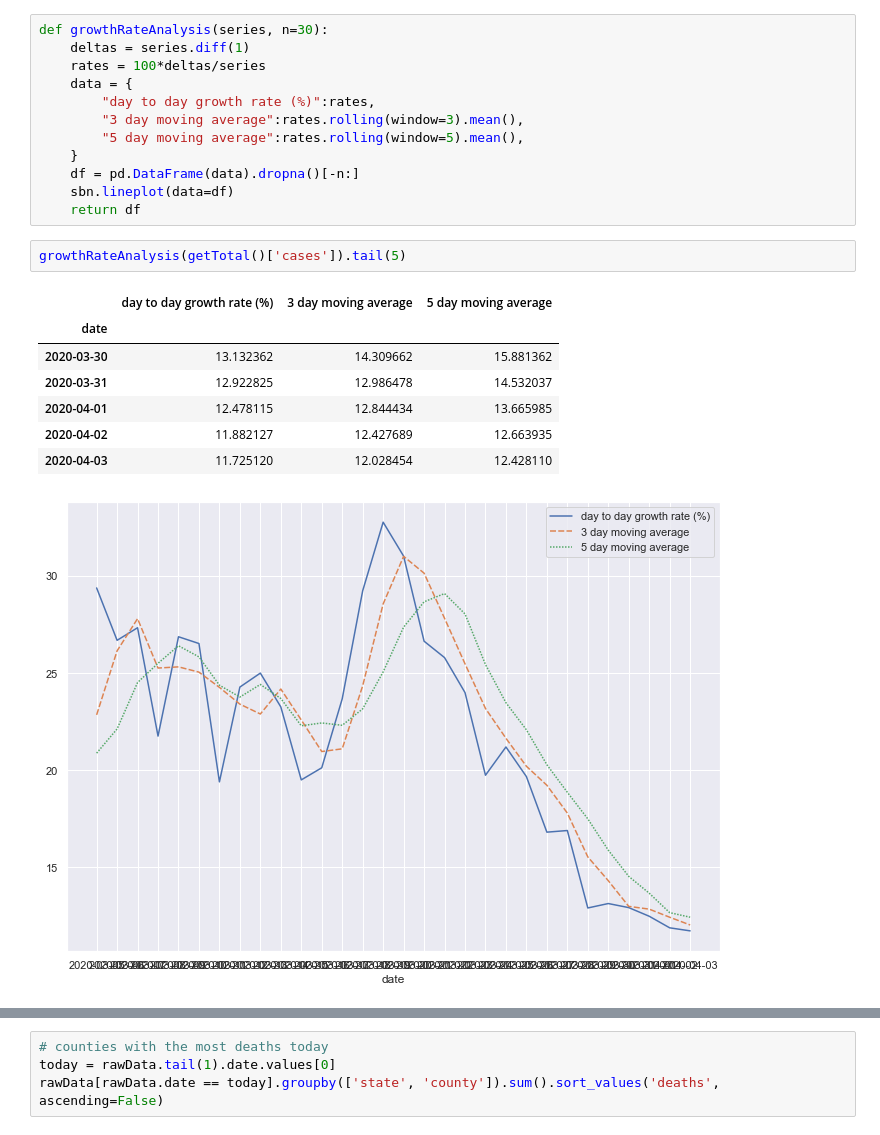
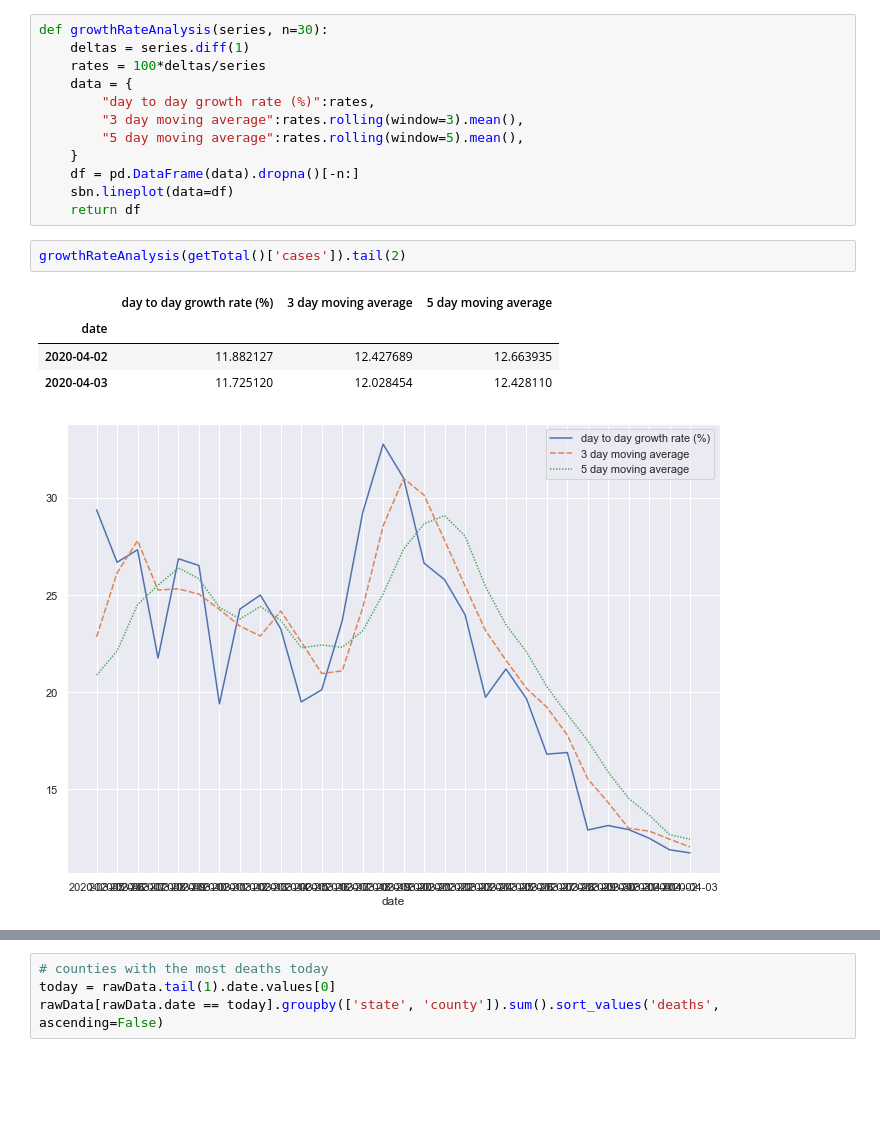
Before and after one commit to freefrancisco/covidanalysis, a Jupyter notebook: CovidAnalysis.ipynb, the cells around one changed output, grey strips where cells are left out. Drawn from its saved outputs; the diff is of its cells as text; blank space fills up the shorter version.

```diff
--- a/CovidAnalysis.ipynb
+++ b/CovidAnalysis.ipynb
@@ -81,13 +81,10 @@ def growthRateAnalysis(series, n=30):
     sbn.lineplot(data=df)
     return df
 # %%
-growthRateAnalysis(getTotal()['cases']).tail(5)
+growthRateAnalysis(getTotal()['cases']).tail(2)
 # %% [output]
 |  | day to day growth rate (%) | 3 day moving average | 5 day moving average |
 | date |  |  |  |
-| 2020-03-30 | 13.132362 | 14.309662 | 15.881362 |
-| 2020-03-31 | 12.922825 | 12.986478 | 14.532037 |
-| 2020-04-01 | 12.478115 | 12.844434 | 13.665985 |
 | 2020-04-02 | 11.882127 | 12.427689 | 12.663935 |
 | 2020-04-03 | 11.725120 | 12.028454 | 12.428110 |
 [figure]
```
Also changed, not shown: parts of 5 cells of this notebook.
